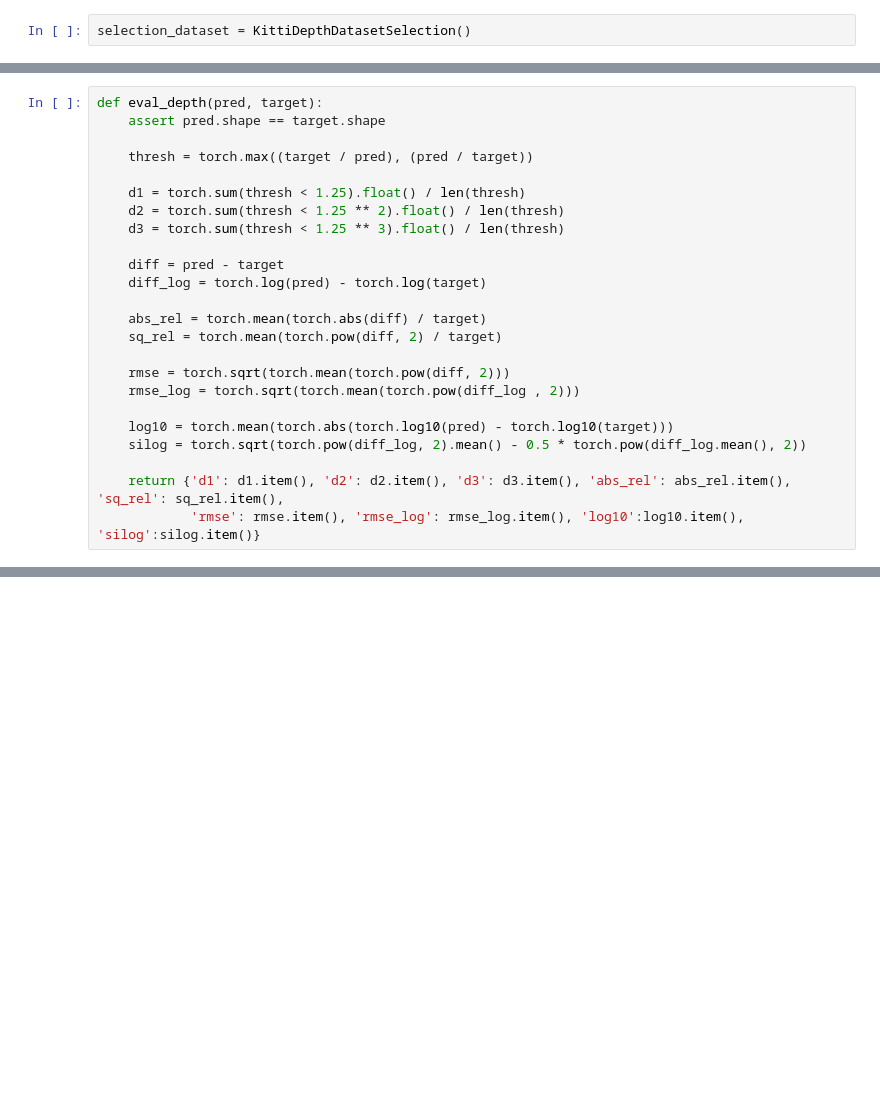
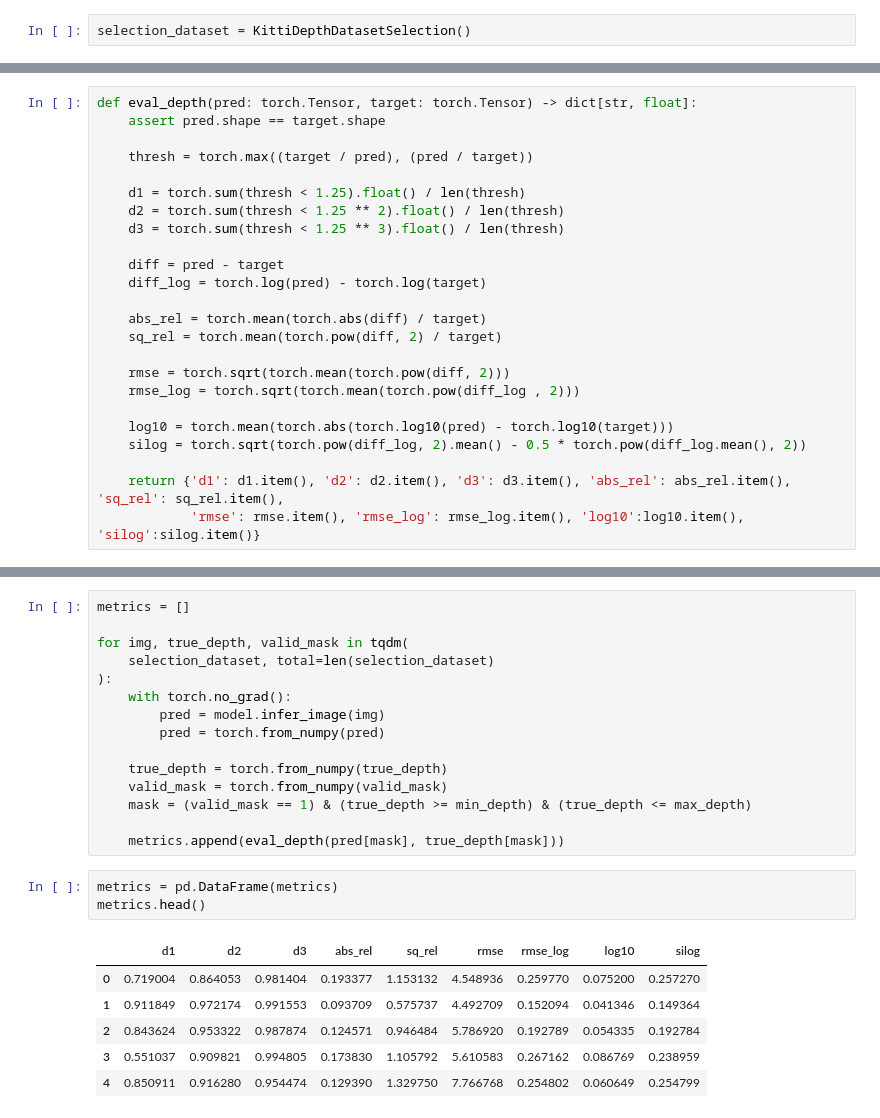
Before and after one commit to someilay/dmb, a Jupyter notebook: notebooks/depth_anything_infer.ipynb, the cells around one changed output, grey strips where cells are left out. Cells and saved outputs as stored; diff of their text form; blank space fills up the shorter version.

Commit message:
DAM-V2 metrics on KITTI 2

```diff
--- a/notebooks/depth_anything_infer.ipynb
+++ b/notebooks/depth_anything_infer.ipynb
@@ -250,5 +213,5 @@ len(x)
 # %%
-def eval_depth(pred, target):
+def eval_depth(pred: torch.Tensor, target: torch.Tensor) -> dict[str, float]:
     assert pred.shape == target.shape
 
     thresh = torch.max((target / pred), (pred / target))
@@ -425,0 +269,25 @@ torch.Size([375, 1242])
+# %%
+metrics = []
+
+for img, true_depth, valid_mask in tqdm(
+    selection_dataset, total=len(selection_dataset)
+):
+    with torch.no_grad():
+        pred = model.infer_image(img)
+        pred = torch.from_numpy(pred)
+
+    true_depth = torch.from_numpy(true_depth)
+    valid_mask = torch.from_numpy(valid_mask)
+    mask = (valid_mask == 1) & (true_depth >= min_depth) & (true_depth <= max_depth)
+
+    metrics.append(eval_depth(pred[mask], true_depth[mask]))
+# %%
+metrics = pd.DataFrame(metrics)
+metrics.head()
+# %% [output]
+|  | d1 | d2 | d3 | abs_rel | sq_rel | rmse | rmse_log | log10 | silog |
+| 0 | 0.719004 | 0.864053 | 0.981404 | 0.193377 | 1.153132 | 4.548936 | 0.259770 | 0.075200 | 0.257270 |
+| 1 | 0.911849 | 0.972174 | 0.991553 | 0.093709 | 0.575737 | 4.492709 | 0.152094 | 0.041346 | 0.149364 |
+| 2 | 0.843624 | 0.953322 | 0.987874 | 0.124571 | 0.946484 | 5.786920 | 0.192789 | 0.054335 | 0.192784 |
+| 3 | 0.551037 | 0.909821 | 0.994805 | 0.173830 | 1.105792 | 5.610583 | 0.267162 | 0.086769 | 0.238959 |
+| 4 | 0.850911 | 0.916280 | 0.954474 | 0.129390 | 1.329750 | 7.766768 | 0.254802 | 0.060649 | 0.254799 |
```
Also changed, not shown: parts of 19 cells of this notebook.
